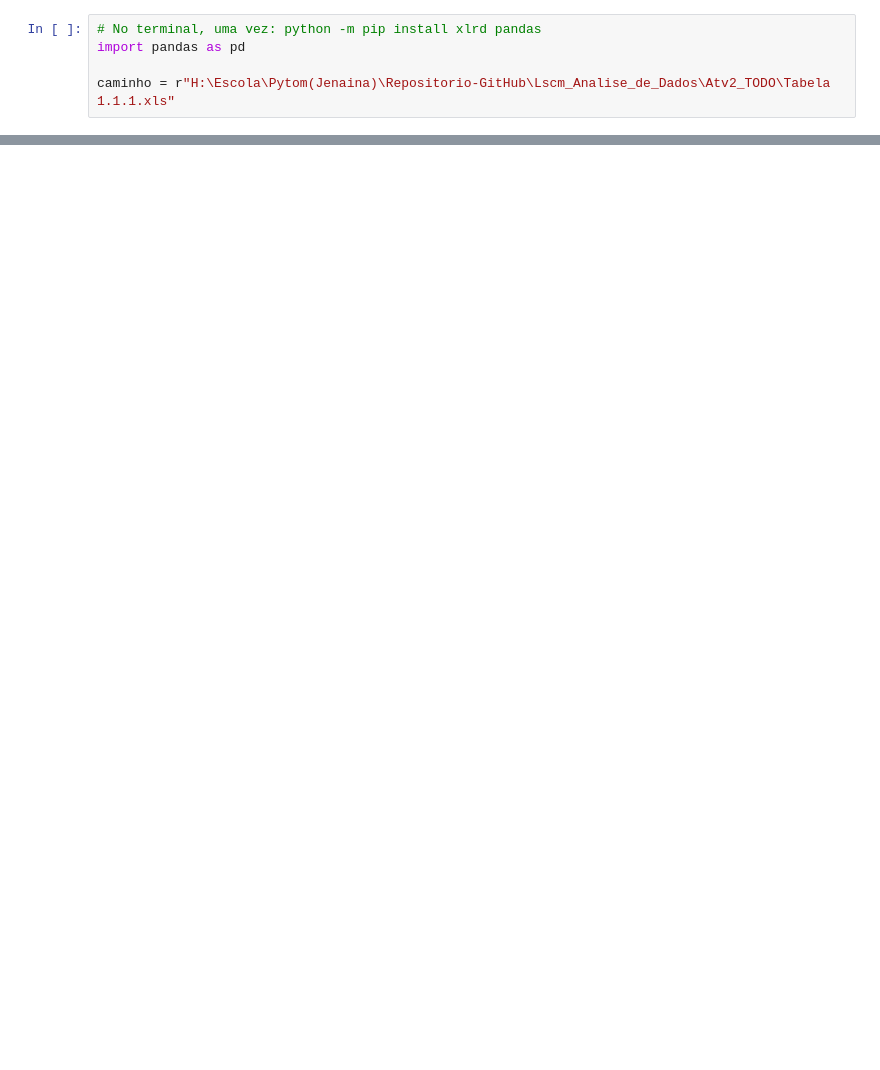
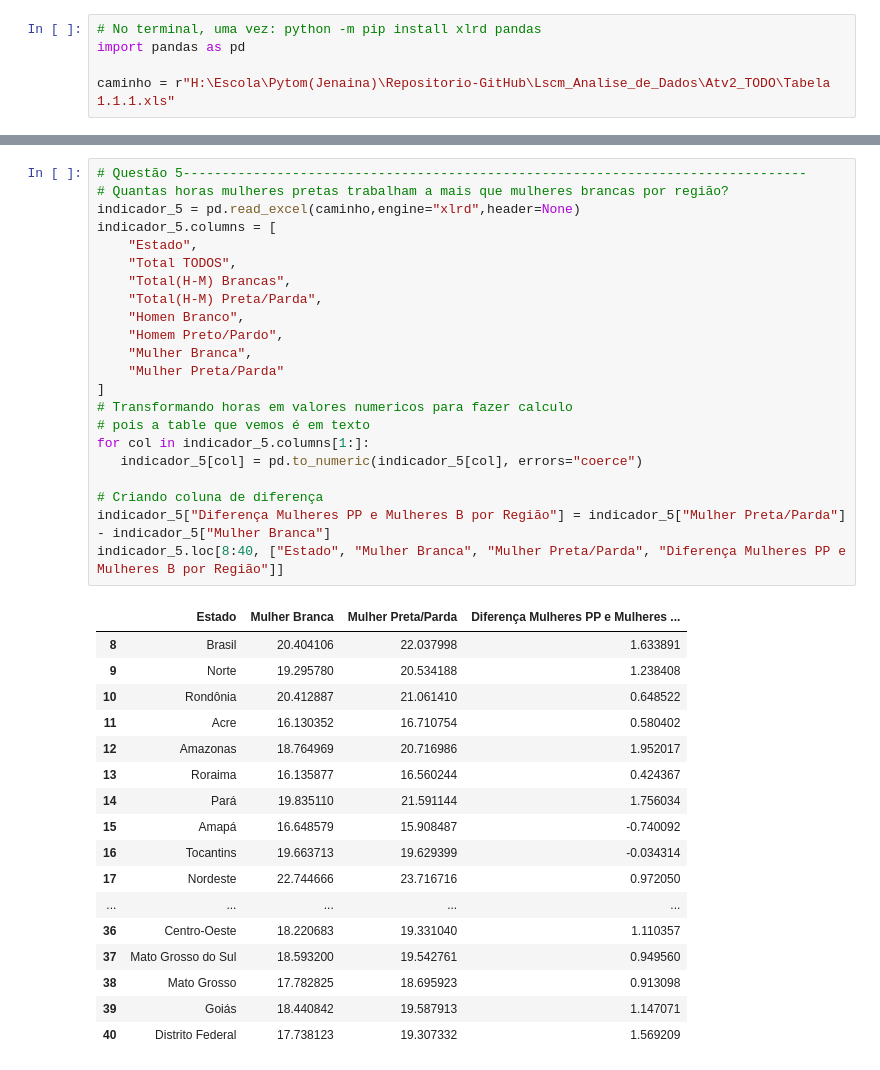
Before and after one commit to 12400017-cell/Lscm_Analise_de_Dados, a Jupyter notebook: Atv2_TODO/Atv2_e3.ipynb, the cells around one changed output, grey strips where cells are left out. Saved outputs shown, nothing was run; the diff lists cells and outputs as text; blank space fills up the shorter version.

```diff
--- a/Atv2_TODO/Atv2_e3.ipynb
+++ b/Atv2_TODO/Atv2_e3.ipynb
@@ -73,0 +144,40 @@ indicador_2.loc[[8],["Homen Branco","Mulher Preta/Parda","Diferença Mullheres P
+# %%
+# Questão 5--------------------------------------------------------------------------------
+# Quantas horas mulheres pretas trabalham a mais que mulheres brancas por região?
+indicador_5 = pd.read_excel(caminho,engine="xlrd",header=None)
+indicador_5.columns = [
+    "Estado",
+    "Total TODOS",
+    "Total(H-M) Brancas",
+    "Total(H-M) Preta/Parda",
+    "Homen Branco",
+    "Homem Preto/Pardo",
+    "Mulher Branca",
+    "Mulher Preta/Parda"
+]
+# Transformando horas em valores numericos para fazer calculo
+# pois a table que vemos é em texto
+for col in indicador_5.columns[1:]:
+   indicador_5[col] = pd.to_numeric(indicador_5[col], errors="coerce")
+
+# Criando coluna de diferença
+indicador_5["Diferença Mulheres PP e Mulheres B por Região"] = indicador_5["Mulher Preta/Parda"] - indicador_5["Mulher Branca"]
+indicador_5.loc[8:40, ["Estado", "Mulher Branca", "Mulher Preta/Parda", "Diferença Mulheres PP e Mulheres B por Região"]]
+# %% [output]
+|  | Estado | Mulher Branca | Mulher Preta/Parda | Diferença Mulheres PP e Mulheres ... |
+| 8 | Brasil | 20.404106 | 22.037998 | 1.633891 |
+| 9 | Norte | 19.295780 | 20.534188 | 1.238408 |
+| 10 | Rondônia | 20.412887 | 21.061410 | 0.648522 |
+| 11 | Acre | 16.130352 | 16.710754 | 0.580402 |
+| 12 | Amazonas | 18.764969 | 20.716986 | 1.952017 |
+| 13 | Roraima | 16.135877 | 16.560244 | 0.424367 |
+| 14 | Pará | 19.835110 | 21.591144 | 1.756034 |
+| 15 | Amapá | 16.648579 | 15.908487 | -0.740092 |
+| 16 | Tocantins | 19.663713 | 19.629399 | -0.034314 |
+| 17 | Nordeste | 22.744666 | 23.716716 | 0.972050 |
+| ... | ... | ... | ... | ... |
+| 36 | Centro-Oeste | 18.220683 | 19.331040 | 1.110357 |
+| 37 | Mato Grosso do Sul | 18.593200 | 19.542761 | 0.949560 |
+| 38 | Mato Grosso | 17.782825 | 18.695923 | 0.913098 |
+| 39 | Goiás | 18.440842 | 19.587913 | 1.147071 |
+| 40 | Distrito Federal | 17.738123 | 19.307332 | 1.569209 |
```
Also changed, not shown: parts of 6 cells of this notebook.
